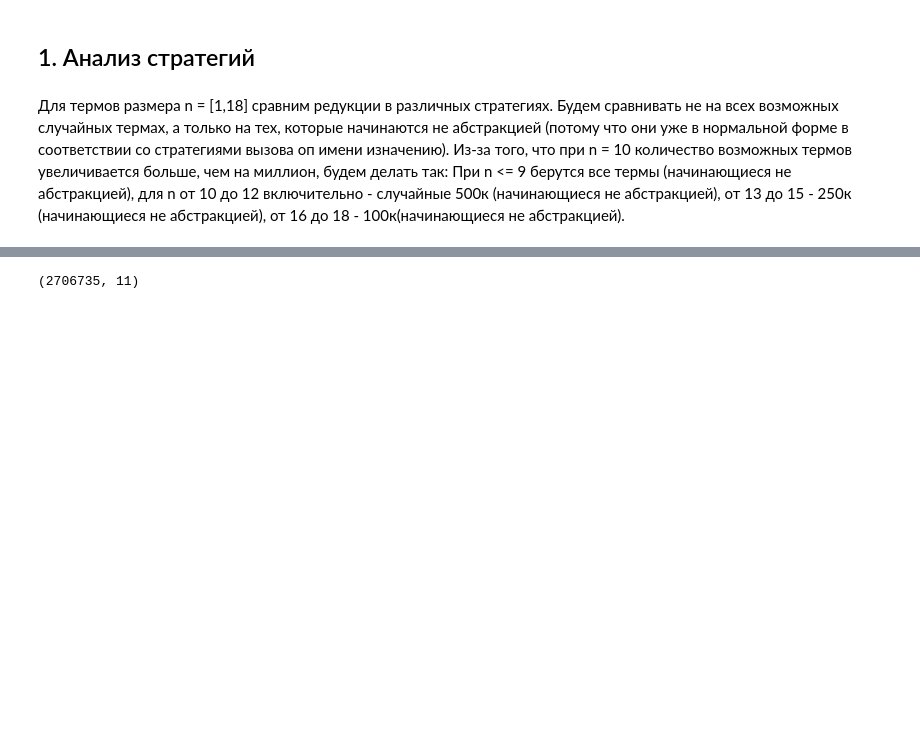
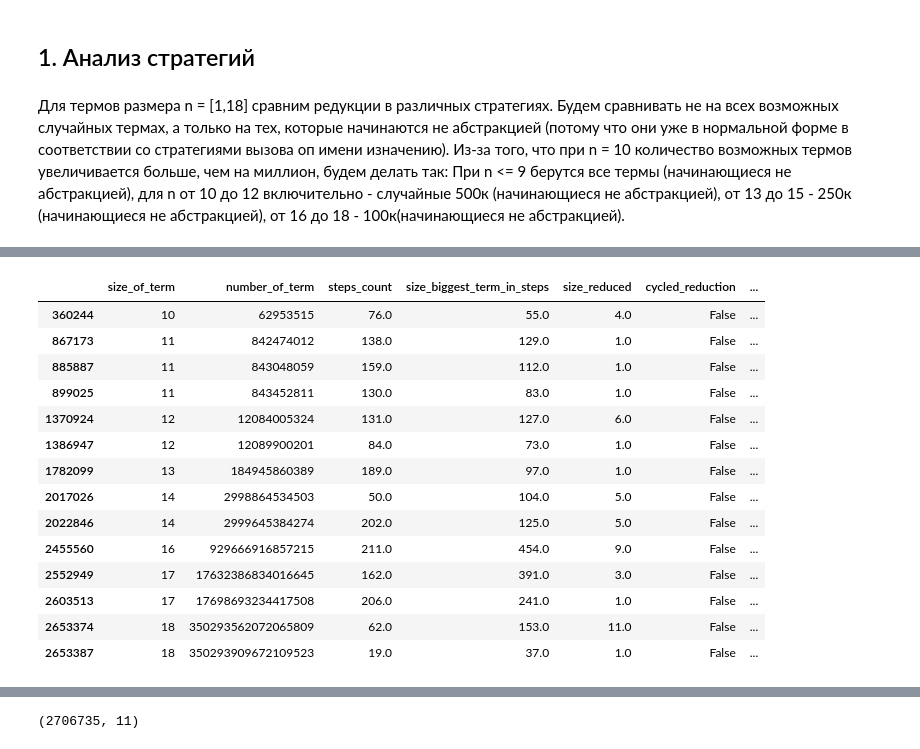
Before and after one commit to OganyanRV/Lambda-calculus-interpreter, a Jupyter notebook: experiment/experiments_visualise.ipynb, the cells around one changed output, grey strips where cells are left out. Cells and saved outputs as stored; diff of their text form; code cells hidden in the pictures; blank space fills up the shorter version.

```diff
--- a/experiment/experiments_visualise.ipynb
+++ b/experiment/experiments_visualise.ipynb
@@ -18,3 +18,5 @@ print(python_version())
 norm_df = pd.read_csv('normal_strat.csv')
 val_df = pd.read_csv('call_by_value.csv')
 name_df = pd.read_csv('call_by_name.csv')
+# %%
+indexes = (norm_df['has_normal_form'] == True) & (name_df['has_normal_form'] == False)
@@ -20,0 +38,18 @@ name_df = pd.read_csv('call_by_name.csv')
+# %%
+norm_df[indexes]
+# %% [output]
+|  | size_of_term | number_of_term | steps_count | size_biggest_term_in_steps | size_reduced | cycled_reduction | ... |
+| 360244 | 10 | 62953515 | 76.0 | 55.0 | 4.0 | False | ... |
+| 867173 | 11 | 842474012 | 138.0 | 129.0 | 1.0 | False | ... |
+| 885887 | 11 | 843048059 | 159.0 | 112.0 | 1.0 | False | ... |
+| 899025 | 11 | 843452811 | 130.0 | 83.0 | 1.0 | False | ... |
+| 1370924 | 12 | 12084005324 | 131.0 | 127.0 | 6.0 | False | ... |
+| 1386947 | 12 | 12089900201 | 84.0 | 73.0 | 1.0 | False | ... |
+| 1782099 | 13 | 184945860389 | 189.0 | 97.0 | 1.0 | False | ... |
+| 2017026 | 14 | 2998864534503 | 50.0 | 104.0 | 5.0 | False | ... |
+| 2022846 | 14 | 2999645384274 | 202.0 | 125.0 | 5.0 | False | ... |
+| 2455560 | 16 | 929666916857215 | 211.0 | 454.0 | 9.0 | False | ... |
+| 2552949 | 17 | 17632386834016645 | 162.0 | 391.0 | 3.0 | False | ... |
+| 2603513 | 17 | 17698693234417508 | 206.0 | 241.0 | 1.0 | False | ... |
+| 2653374 | 18 | 350293562072065809 | 62.0 | 153.0 | 11.0 | False | ... |
+| 2653387 | 18 | 350293909672109523 | 19.0 | 37.0 | 1.0 | False | ... |
```
Also changed, not shown: parts of 8 cells of this notebook.
